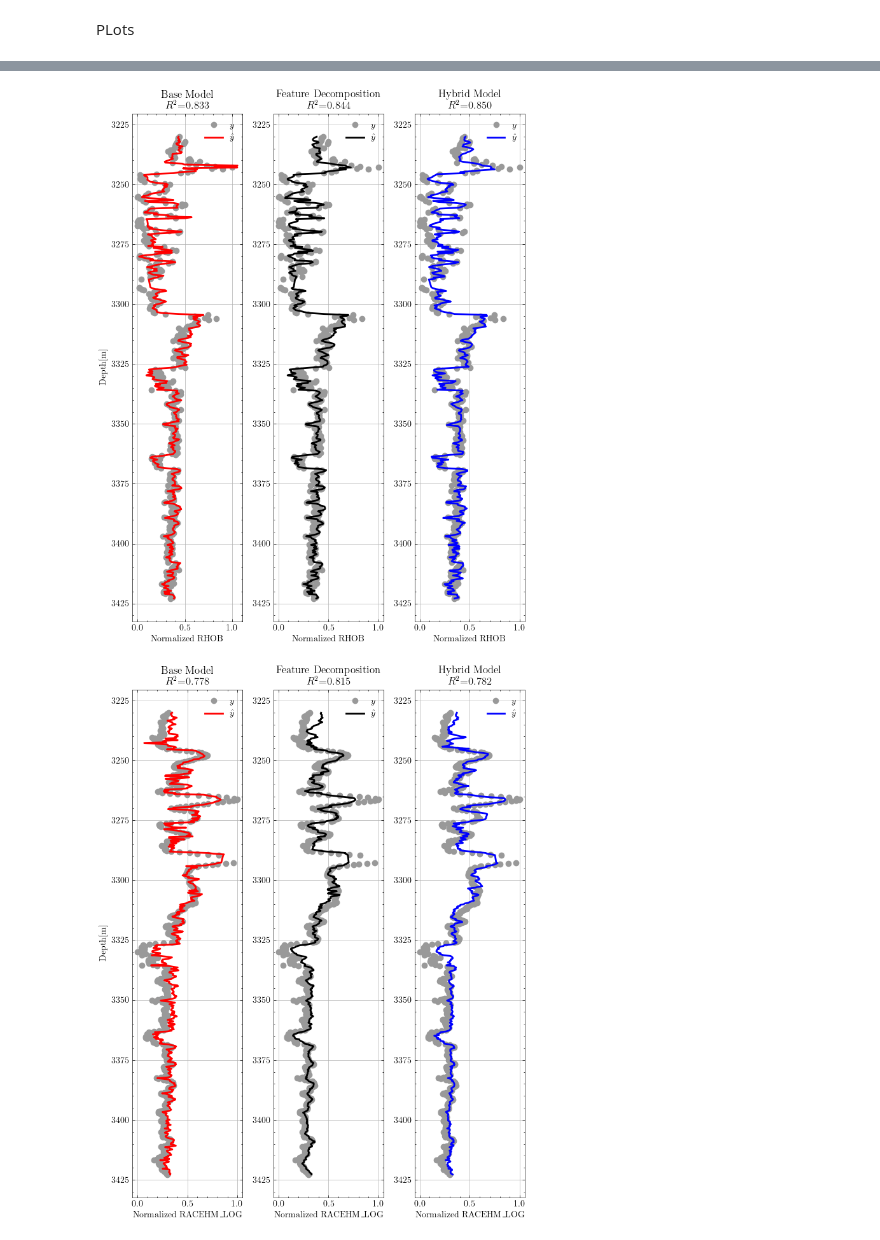
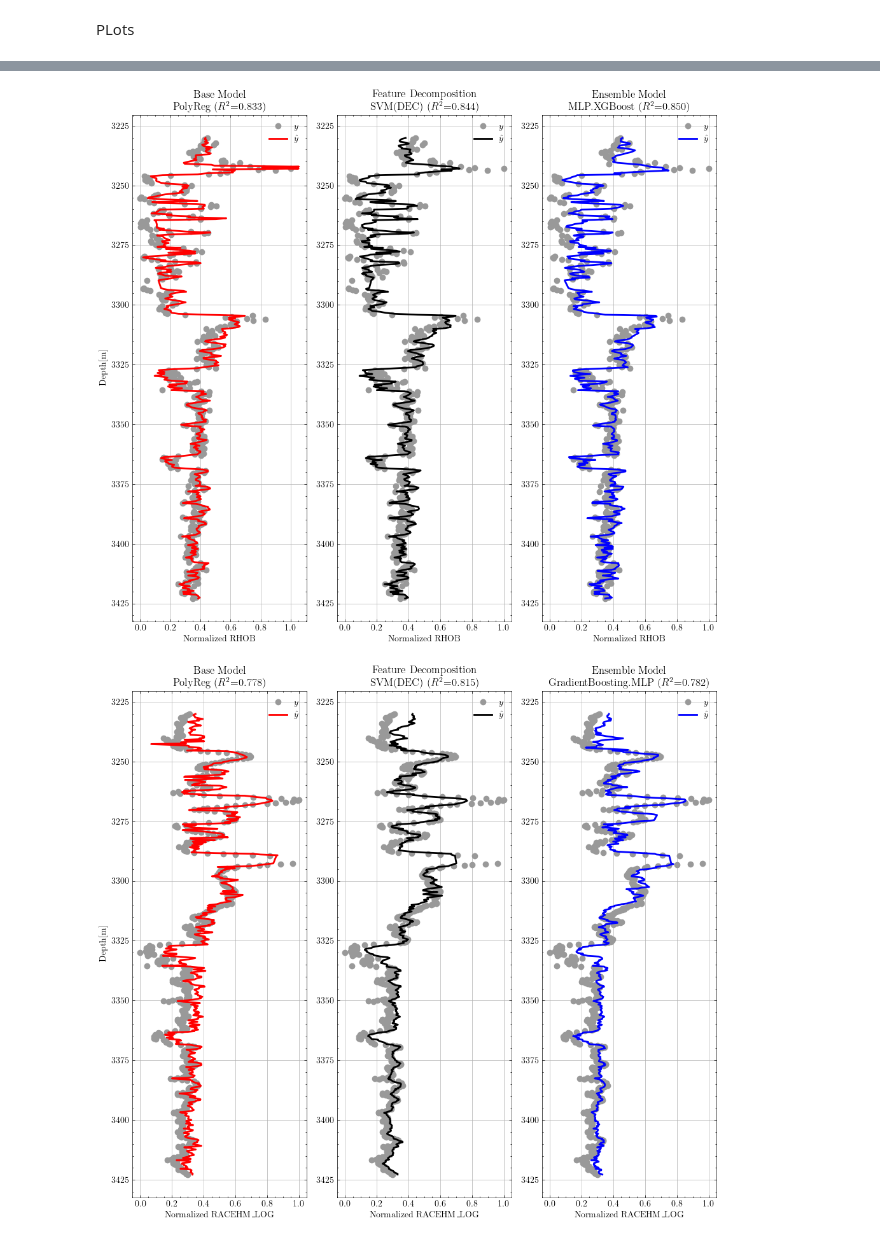
Before and after one commit to felipecostapereira/SYSID_well_logs, a Jupyter notebook: posproc_science_plots.ipynb, the cells around one changed output, grey strips where cells are left out. Cells and saved outputs as stored; diff of their text form; code cells hidden in the pictures.

```diff
--- a/posproc_science_plots.ipynb
+++ b/posproc_science_plots.ipynb
@@ -109,6 +109,6 @@ BASE         96
 FEAT_DEC     48
 Name: count, dtype: int64
 # %%
-df_results = df_results.drop_duplicates(subset=['MODEL','IN', 'OUT','CLASS'])
-df_results['CLASS'].value_counts()
+df_results = df_results.drop_duplicates(subset=['MODEL','IN', 'OUT','CASE'])
+df_results['CASE'].value_counts()
 # %% [output]
@@ -121,7 +121,7 @@ Name: count, dtype: int64
 Reordering columns
 # %%
 new_cols = [
-    'CLASS',
+    'CASE',
     'MODEL',
     'BASE_MODEL',
     'R2_TR',
@@ -153,7 +153,7 @@ df_results
 # %% [markdown]
 Sumarização por classe
 # %%
-df_sum_class = df_results.drop_duplicates(subset=['CLASS', 'OUT'])
+df_sum_class = df_results.drop_duplicates(subset=['CASE', 'OUT'])
 df_sum_class = df_sum_class.sort_values(['OUT','R2_TE'], ascending=False).reset_index(drop=True)
 df_sum_class
 # %% [output]
@@ -374,9 +416,9 @@ df_sum_class
 | 11 | BASE | AdaBoostRegressor | AdaBoostRegressor | 0.833461 | 0.818034 | 0.088258 | 0.078628 | RandomizedSearchCV(cv=RepeatedKFo... | GR.NPHI.RHOB.PHIF.RACEHM_LOG | DT |
 # %%
 def y_pred(row):
-    if row['CLASS'] == 'HYBRID':
+    if row['CASE'] == 'ENSEMBLE':
         y_pred = row['MODEL_OBJ'][0].predict(data_dict[row['OUT']][1].trend) + row['MODEL_OBJ'][1].predict(data_dict[row['OUT']][1].seasonal+data_dict[row['OUT']][1].resid)
-    elif row['CLASS'] == 'FEAT_DEC':
+    elif row['CASE'] == 'FEAT_DEC':
         y_pred = row['MODEL_OBJ'].predict(data_dict[row['OUT']][2])
     else:
         y_pred = row['MODEL_OBJ'].predict(data_dict[row['OUT']][0])
@@ -459,50 +501,50 @@ fig.savefig(f'./Images/crossplot_science.pdf', format='pdf')
 # %%
 for variable in df_sum_class['OUT'].unique():
     dftemp = df_sum_class[df_sum_class['OUT'] == variable]
-    dftemp = dftemp.sort_values(['CLASS']).reset_index(drop=True)
+    dftemp = dftemp.sort_values(['CASE']).reset_index(drop=True)
 
     base_row = dftemp.loc[0,:]
-    featdec_row = dftemp.loc[1,:]
-    hybrid_row = dftemp.loc[2,:]
+    featdec_row = dftemp.loc[2,:]
+    ensemble_row = dftemp.loc[1,:]
 
     y_hat_base = base_row['MODEL_OBJ'].predict(data_dict[variable][0])
     y_hat_featdec = featdec_row['MODEL_OBJ'].predict(data_dict[variable][2])
-    y_hat_hybrid = hybrid_row['MODEL_OBJ'][0].predict(data_dict[variable][1].trend) + hybrid_row['MODEL_OBJ'][1].predict(data_dict[variable][1].seasonal+data_dict[variable][1].resid)
+    y_hat_hybrid = ensemble_row['MODEL_OBJ'][0].predict(data_dict[variable][1].trend) + ensemble_row['MODEL_OBJ'][1].predict(data_dict[variable][1].seasonal+data_dict[variable][1].resid)
 
-    fig, ax = plt.subplots(1,3, figsize=(7,9))
+    fig, ax = plt.subplots(1,3, figsize=(10,9))
 
     plt.subplot(131)
     plt.plot(data_dict[variable][-2], data_dict[variable][-1], 'o', color='#999999', label='$y$');
     plt.plot(y_hat_base, data_dict[variable][-1], 'r', lw=2, label='$\hat{y}$')
-    plt.title(f'Base Model \n $R^2$={r2_score(data_dict[variable][-2], y_hat_base):.3f}')
+    plt.title(f'Base Model \n {base_row["MODEL"]} ($R^2$={r2_score(data_dict[variable][-2], y_hat_base):.3f})')
     plt.xlabel(f'Normalized {variable}')
     plt.gca().invert_yaxis()
     plt.grid()
     plt.ylabel('Depth[m]')
     plt.legend(loc='best')
     plt.tight_layout()
 
     plt.subplot(132)
     plt.plot(data_dict[variable][-2], data_dict[variable][-1], 'o', color='#999999', label='$y$');
     plt.plot(y_hat_featdec, data_dict[variable][-1], 'k', lw=2, label='$\hat{y}$')
     plt.gca().invert_yaxis()
-    plt.title(f'Feature Decomposition \n $R^2$={r2_score(data_dict[variable][-2], y_hat_featdec):.3f}')
+    plt.title(f'Feature Decomposition \n {featdec_row["MODEL"]} ($R^2$={r2_score(data_dict[variable][-2], y_hat_featdec):.3f})')
     plt.xlabel(f'Normalized {variable}')
     plt.grid()
     plt.legend(loc='best')
     plt.tight_layout()
 
     plt.subplot(133)
     plt.plot(data_dict[variable][-2], data_dict[variable][-1], 'o', color='#999999', label='$y$');
     plt.plot(y_hat_hybrid,  data_dict[variable][-1], 'b', lw=2, label='$\hat{y}$')
     plt.gca().invert_yaxis()
-    plt.title(f'Hybrid Model \n $R^2$={r2_score(data_dict[variable][-2], y_hat_hybrid):.3f}')
+    plt.title(f'Ensemble Model \n {ensemble_row["MODEL"]} ($R^2$={r2_score(data_dict[variable][-2], y_hat_hybrid):.3f})')
     plt.xlabel(f'Normalized {variable}')
     plt.grid()
     plt.legend(loc='best')
     plt.tight_layout()
 
     fig.savefig(f'./Images/pred_{variable}_science.pdf', format='pdf')
 # %% [output]
-[figure, old version]
+[figure, new version]
-[figure, old version]
+[figure, new version]
```
Also changed, not shown: parts of 16 cells of this notebook, 8 other files.
